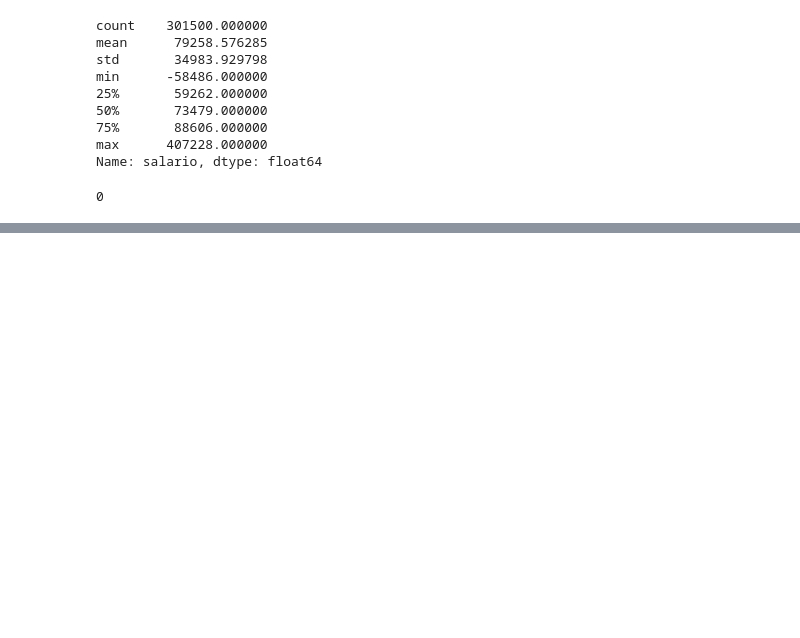
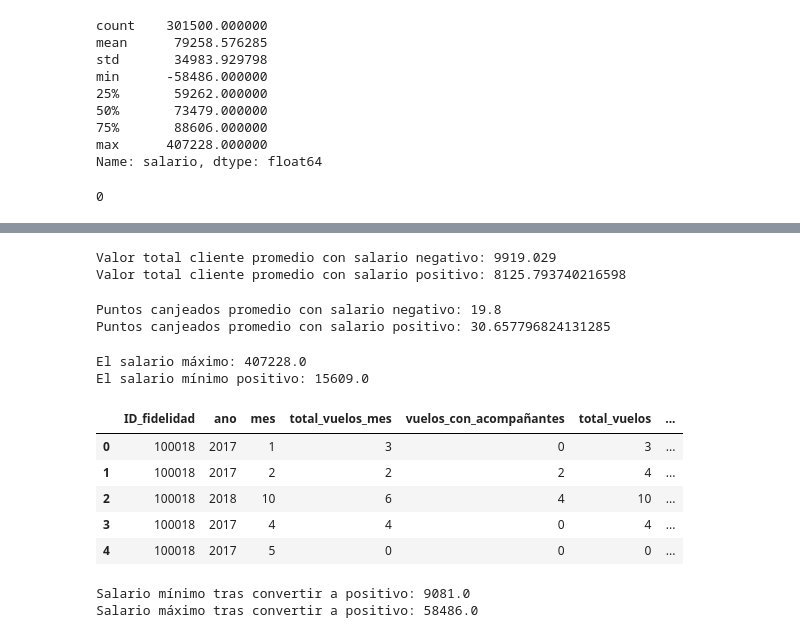
Before and after one commit to Adalab/bda-modulo-3-evaluacion-final-VeronicaVerdugo, a Jupyter notebook: M3-Evaluacion-VeronicaVerdugo.ipynb, the cells around one changed output, grey strips where cells are left out. Drawn from its saved outputs; the diff is of its cells as text; code cells hidden in the pictures; blank space fills up the shorter version.

```diff
--- a/M3-Evaluacion-VeronicaVerdugo.ipynb
+++ b/M3-Evaluacion-VeronicaVerdugo.ipynb
@@ -140,3 +140,9 @@ Data columns (total 25 columns):
  24  baja_mes                       49650 non-null   float64
 dtypes: float64(5), int64(11), object(9)
 memory usage: 80.1+ MB
+# %%
+# Considero que el pais no es relevante para el ejercicio ya que siempre es Canadá
+# Además aparecen las provicias y ciudades y cp.
+# Procedo a eliminar esa columna
+df.drop(columns=["pais"], inplace=True)
+df.columns
@@ -390,2 +233,0 @@ puntos_canjeados_mas.shape
-# %%
-df[["puntos_acumulados_mes"]] = df[['puntos_acumulados_mes']].astype(int)
@@ -438,0 +251,63 @@ df_cl.sample(10)
+# %%
+# Filtrar los datos con salario negativo
+salario_negativo = df[df["salario"] < 0]
+salario_positivo = df[df["salario"] > 0]
+
+# Hipótesis 1: Relación con el valor_total_cliente
+# Comparar el valor total del cliente para los salarios negativos vs positivos
+valor_cliente_neg = salario_negativo['valor_total_cliente'].mean()
+valor_cliente_pos = df[df['salario'] >= 0]['valor_total_cliente'].mean()
+
+print(f"Valor total cliente promedio con salario negativo: {valor_cliente_neg}")
+print(f"Valor total cliente promedio con salario positivo: {valor_cliente_pos}")
+
+# Valor total cliente promedio con salario negativo: 9919.029
+# Valor total cliente promedio con salario positivo: 8130.305452670002
+# No se observan grandes diferencias ni que aparezcan deudas en el valor de esos clientes.
+# Por tanto, abandono esta hipótesis
+# %% [output]
+Valor total cliente promedio con salario negativo: 9919.029
+Valor total cliente promedio con salario positivo: 8125.793740216598
+# %%
+# Hipótesis 2: Relación con exceso de puntos canjeados
+# Comparar los puntos canjeados para los salarios negativos vs positivos
+puntos_canjeados_neg = salario_negativo['puntos_canjeados'].mean()
+puntos_canjeados_pos = df[df['salario'] >= 0]['puntos_canjeados'].mean()
+
+print(f"Puntos canjeados promedio con salario negativo: {puntos_canjeados_neg}")
+print(f"Puntos canjeados promedio con salario positivo: {puntos_canjeados_pos}")
+# No se observan grandes diferenias tampoco, no creo que el salario negativo esté relacionado con el exceso de puntos canjeados.
+# Abandono la hipótesis 2.
+# %% [output]
+Puntos canjeados promedio con salario negativo: 19.8
+Puntos canjeados promedio con salario positivo: 30.657796824131285
+# %%
+# Hipótesis 3: Error en la transcripción
+# Quiero ver el salario mínimo y máximo en los salarios positivos:
+df[df["salario"]>0].head() # El salario mínimo positivo 92552.0
+print ("El salario máximo:", df["salario"].max())
+print ("El salario mínimo positivo:", df[df["salario"] >0]["salario"].min())
+# %% [output]
+El salario máximo: 407228.0
+El salario mínimo positivo: 15609.0
+# %%
+df[df["salario"]>0].head()
+# %% [output]
+|  | ID_fidelidad | ano | mes | total_vuelos_mes | vuelos_con_acompañantes | total_vuelos | ... |
+| 0 | 100018 | 2017 | 1 | 3 | 0 | 3 | ... |
+| 1 | 100018 | 2017 | 2 | 2 | 2 | 4 | ... |
+| 2 | 100018 | 2018 | 10 | 6 | 4 | 10 | ... |
+| 3 | 100018 | 2017 | 4 | 4 | 0 | 4 | ... |
+| 4 | 100018 | 2017 | 5 | 0 | 0 | 0 | ... |
+# %%
+# Convertir los salarios negativos a positivos y ver la distribución
+salarios_convertidos = salario_negativo['salario'].abs() # Devuelve el valor absoluto de un número.
+
+print(f"Salario mínimo tras convertir a positivo: {salarios_convertidos.min()}") # 9081.0
+print(f"Salario máximo tras convertir a positivo: {salarios_convertidos.max()}") # 58486.0
+
+# Teniendo en cuenta que le mínimo en ambos casos es similar creo que esta es la ipótesis más plauaible.
+# El máximo estaría dentro de los ouliers, pero interpreto que siempre hay salarios fuera de la media.
+# %% [output]
+Salario mínimo tras convertir a positivo: 9081.0
+Salario máximo tras convertir a positivo: 58486.0
```
Also changed, not shown: parts of 37 cells of this notebook, 3 other files.
